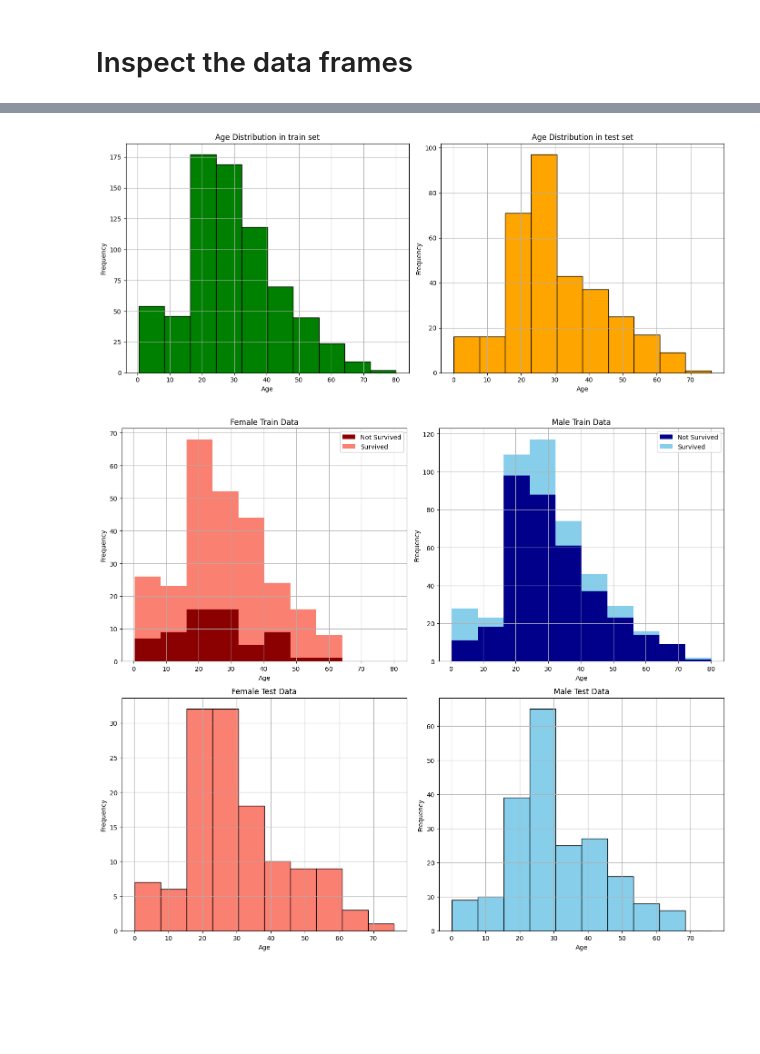
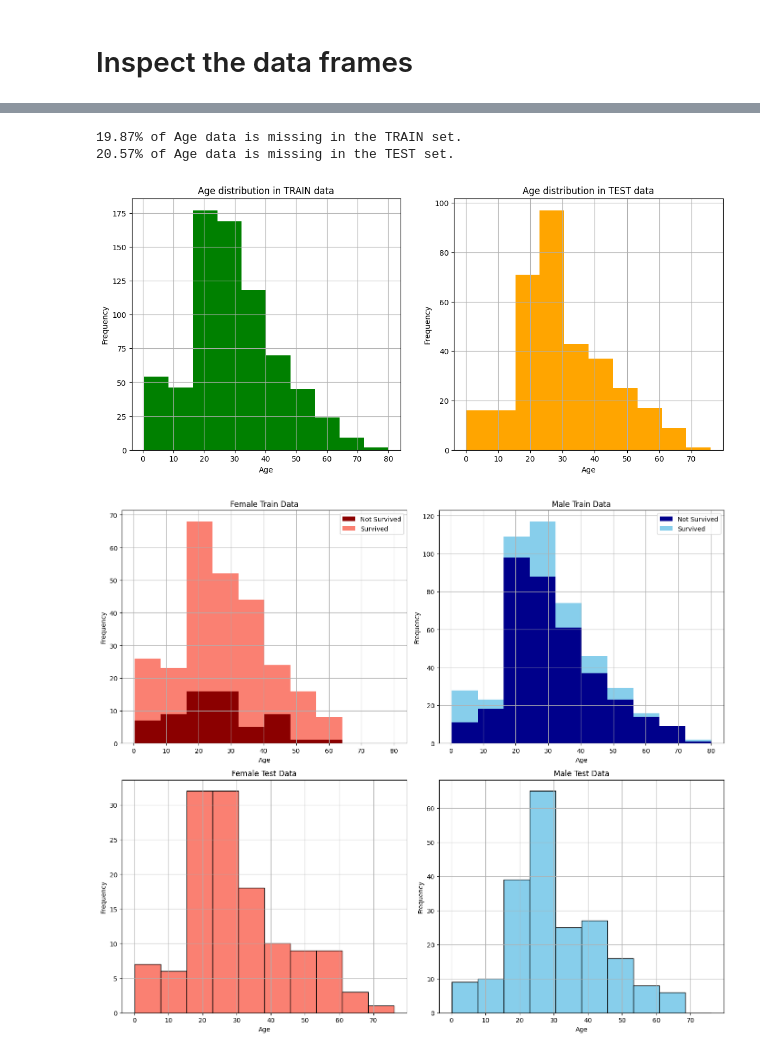
Before and after one commit to ihabram/kaggle-challenges, a Jupyter notebook: Titanic/titanic.ipynb, the cells around one changed output, grey strips where cells are left out. Saved outputs shown, nothing was run; the diff lists cells and outputs as text; code cells hidden in the pictures; blank space fills up the shorter version.

```diff
--- a/Titanic/titanic.ipynb
+++ b/Titanic/titanic.ipynb
@@ -71,30 +80,21 @@ plt.show()
-# %%
-train_data.groupby([''])
-
-fig, axes = plt.subplots(1, 2, figsize=(14, 6), sharey=True)
-
-colors = ['red', 'blue']
-
-
-# Plot histogram for df1
-ax1.hist(train_data['Age'], bins=10, edgecolor='black', color='green')
-ax1.set_title('Age Distribution in train set')
-ax1.set_xlabel('Age')
-ax1.set_ylabel('Frequency')
-ax1.grid(True)
-
-# Plot histogram for df2
-ax2.hist(test_data['Age'], bins=10, edgecolor='black', color='orange')
-ax2.set_title('Age Distribution in test set')
-ax2.set_xlabel('Age')
-ax2.set_ylabel('Frequency')
-ax2.grid(True)
-
-# Adjust layout
-plt.tight_layout()
-plt.show()
-# %% [output]
-[figure, removed]
+# %%
+titles = ["Age distribution in TRAIN data", "Age distribution in TEST data"]
+
+color = ["green", "orange"]
+
+fig, axes = plt.subplots(1, 2, figsize=(14, 6))
+
+for idx, (df, title, c) in enumerate(zip(dataframes, titles, color)):
+    df["Age"].hist(bins=10, ax=axes[idx], color=c)
+    axes[idx].set_title(title)
+    axes[idx].set_xlabel("Age")
+    axes[idx].set_ylabel("Frequency")
+
+print_missing_ratio("Age")
+# %% [output]
+19.87% of Age data is missing in the TRAIN set.
+20.57% of Age data is missing in the TEST set.
+[figure, added]
 # %%
 # Initialize the figure and axes
 fig, axes = plt.subplots(2, 2, figsize=(14, 12))
```
Also changed, not shown: parts of 16 cells of this notebook.
